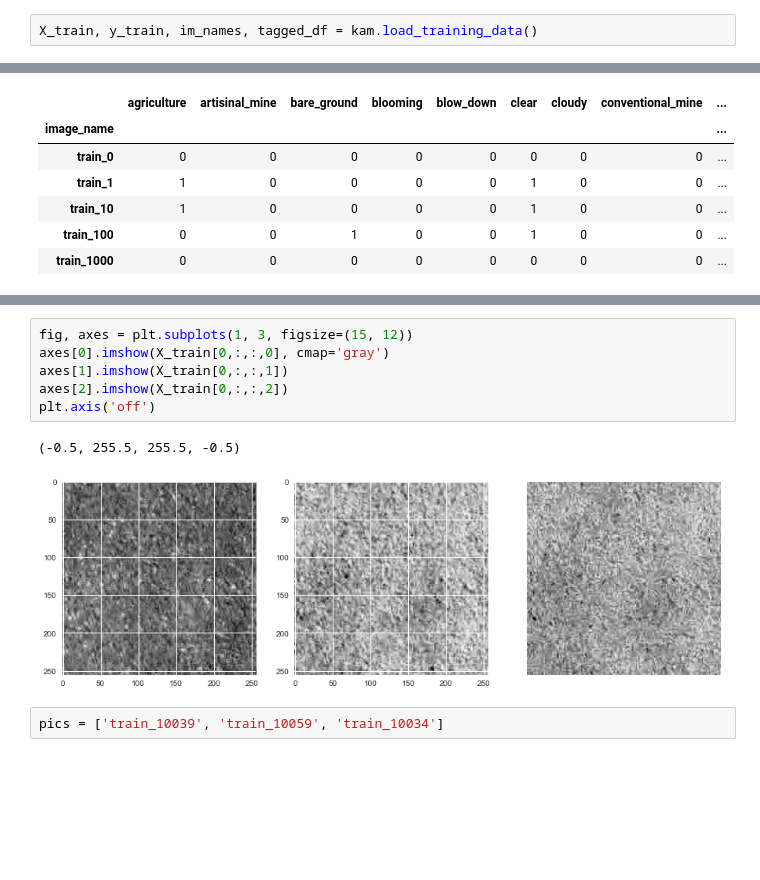
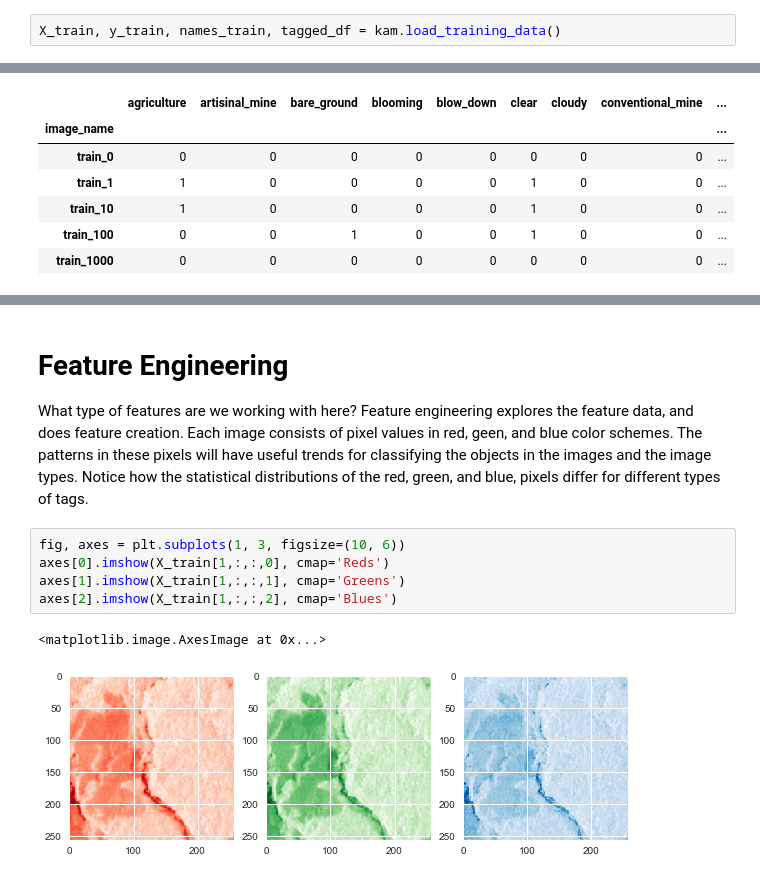
Before and after one commit to alineberry/kaggle_UnderstandingAmazonFromSpace, a Jupyter notebook: develop/claire-lab-notebook.ipynb, the cells around one changed output, grey strips where cells are left out. Saved outputs shown, nothing was run; the diff lists cells and outputs as text; blank space fills up the shorter version.

```diff
--- a/develop/claire-lab-notebook.ipynb
+++ b/develop/claire-lab-notebook.ipynb
@@ -21,5 +21,5 @@ del cwd, path
 # %%
 import KaggleAmazonMain as kam
 # %%
-X_train, y_train, im_names, tagged_df = kam.load_training_data()
+X_train, y_train, names_train, tagged_df = kam.load_training_data()
 # %% [output]
@@ -97,14 +95,16 @@ What type of features are we working with here?
+# %% [markdown]
+# Feature Engineering
+What type of features are we working with here?
+Feature engineering explores the feature data, and does feature creation.
+Each image consists of pixel values in red, geen, and blue color schemes. The patterns in these pixels will  have useful trends for classifying the objects in the images and the image types. Notice how the statistical distributions of the red, green, and blue, pixels differ for different types of tags.
 # %%
-fig, axes = plt.subplots(1, 3, figsize=(15, 12))
-axes[0].imshow(X_train[0,:,:,0], cmap='gray')
-axes[1].imshow(X_train[0,:,:,1])
-axes[2].imshow(X_train[0,:,:,2])
-plt.axis('off')
+fig, axes = plt.subplots(1, 3, figsize=(10, 6))
+axes[0].imshow(X_train[1,:,:,0], cmap='Reds')
+axes[1].imshow(X_train[1,:,:,1], cmap='Greens')
+axes[2].imshow(X_train[1,:,:,2], cmap='Blues')
 # %% [output]
-(-0.5, 255.5, 255.5, -0.5)
+<matplotlib.image.AxesImage at 0x...>
-[figure, old version]
+[figure, new version]
-# %%
-pics = ['train_10039', 'train_10059', 'train_10034']
 # %%
 plt.subplots_adjust(wspace=0, hspace=0)
 for i in range(0,3):
```
Also changed, not shown: parts of 11 cells of this notebook, 2 other files.
